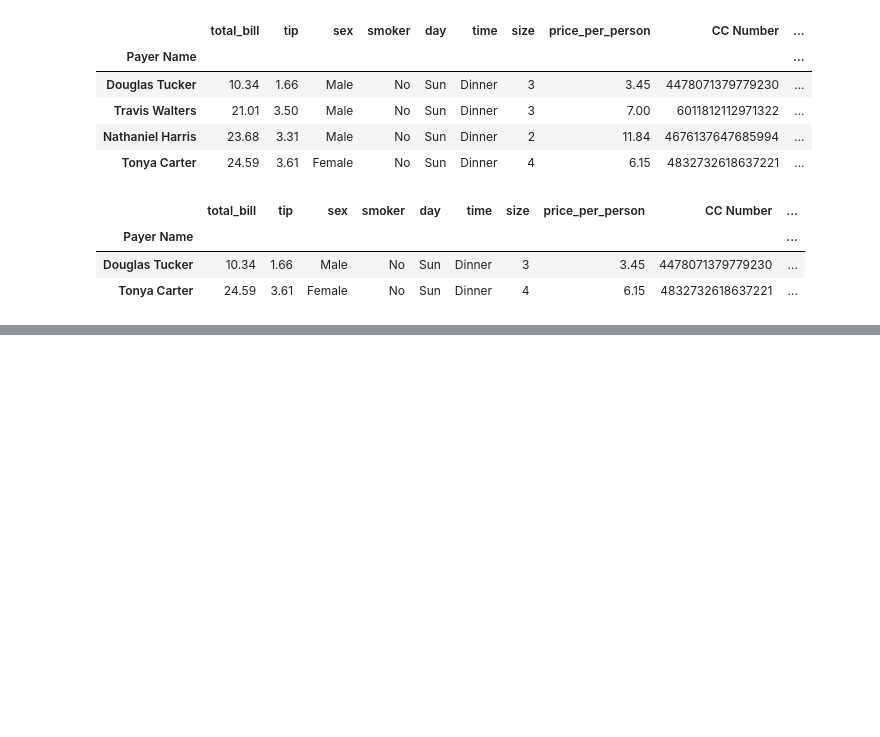
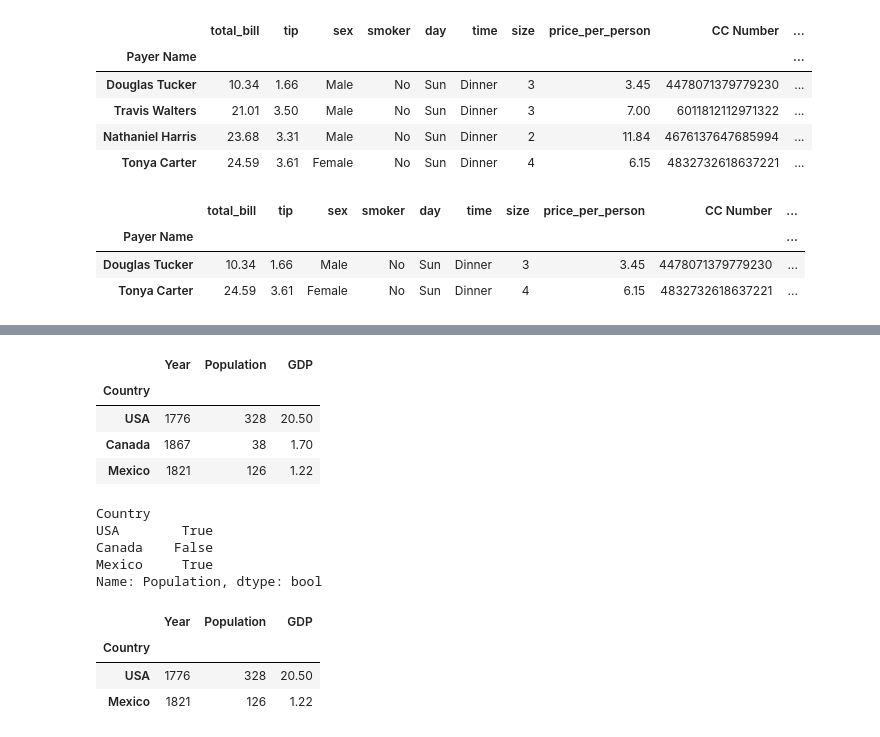
Before and after one commit to pythonai211225-rgb/17.06.2026, a Jupyter notebook: pandas2_17_06_2026.ipynb, the cells around one changed output, grey strips where cells are left out. Cells and saved outputs as stored; diff of their text form; code cells hidden in the pictures; blank space fills up the shorter version.

```diff
--- a/pandas2_17_06_2026.ipynb
+++ b/pandas2_17_06_2026.ipynb
@@ -249,0 +288,35 @@ display(df.loc[ ['Douglas Tucker', 'Tonya Carter'] ])
+# %%
+countries = ['USA', 'Canada', 'Mexico']
+years = [1776, 1867, 1821]
+population = [328, 38, 126]
+gdp = [20.5, 1.7, 1.22]
+countries_df = pd.DataFrame({
+    'Country': countries,
+    'Year': years,
+    'Population': population,
+    'GDP': gdp
+})
+countries_df = countries_df.set_index('Country')
+display(countries_df)
+display(countries_df['Population'] > 50)
+
+# countries_df[ [True, False, True] ]  -- selects 2 rows --> only rows with True
+
+display(countries_df[ countries_df['Population'] > 50 ])
+
+# & | ~ Between
+# %% [output]
+|  | Year | Population | GDP |
+| Country |  |  |  |
+| USA | 1776 | 328 | 20.50 |
+| Canada | 1867 | 38 | 1.70 |
+| Mexico | 1821 | 126 | 1.22 |
+Country
+USA        True
+Canada    False
+Mexico     True
+Name: Population, dtype: bool
+|  | Year | Population | GDP |
+| Country |  |  |  |
+| USA | 1776 | 328 | 20.50 |
+| Mexico | 1821 | 126 | 1.22 |
```
Also changed, not shown: parts of 4 cells of this notebook.
